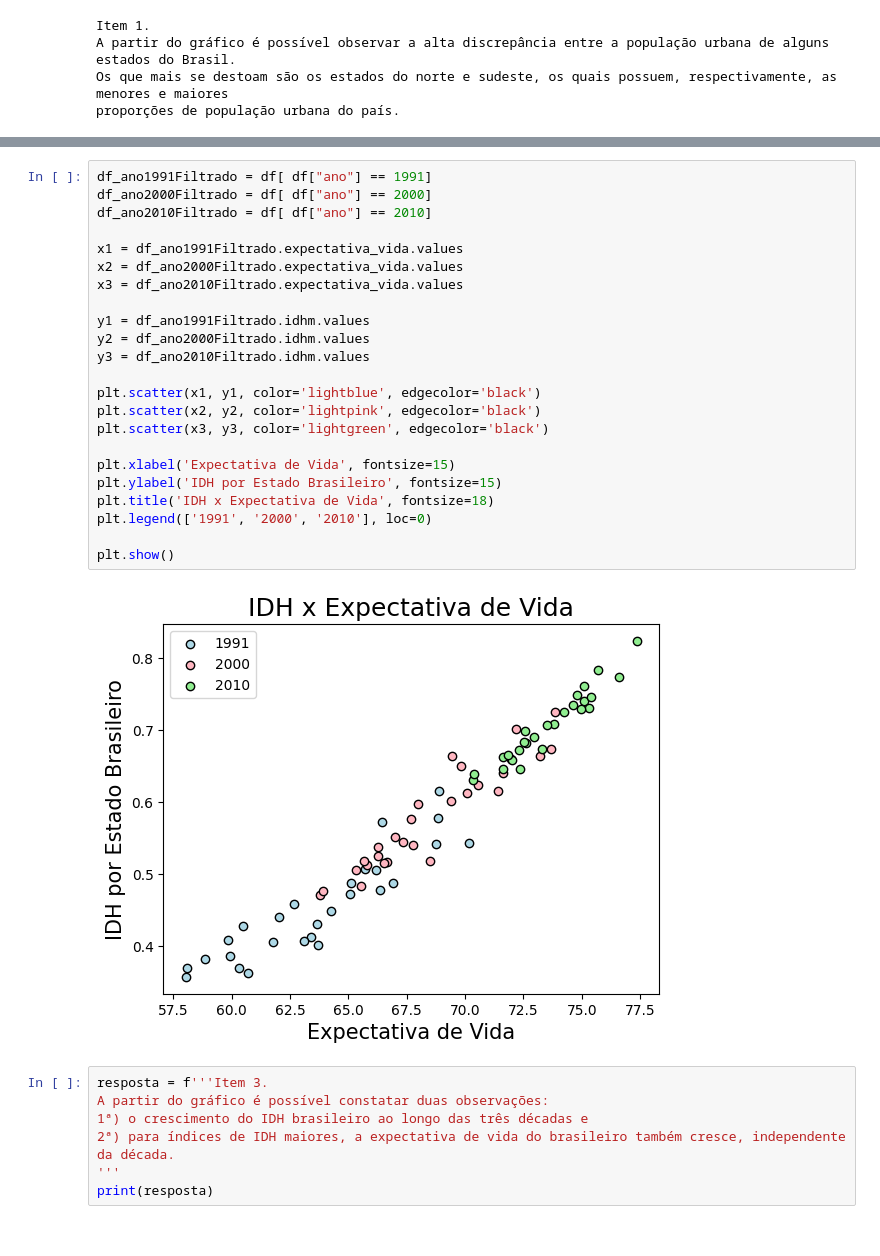
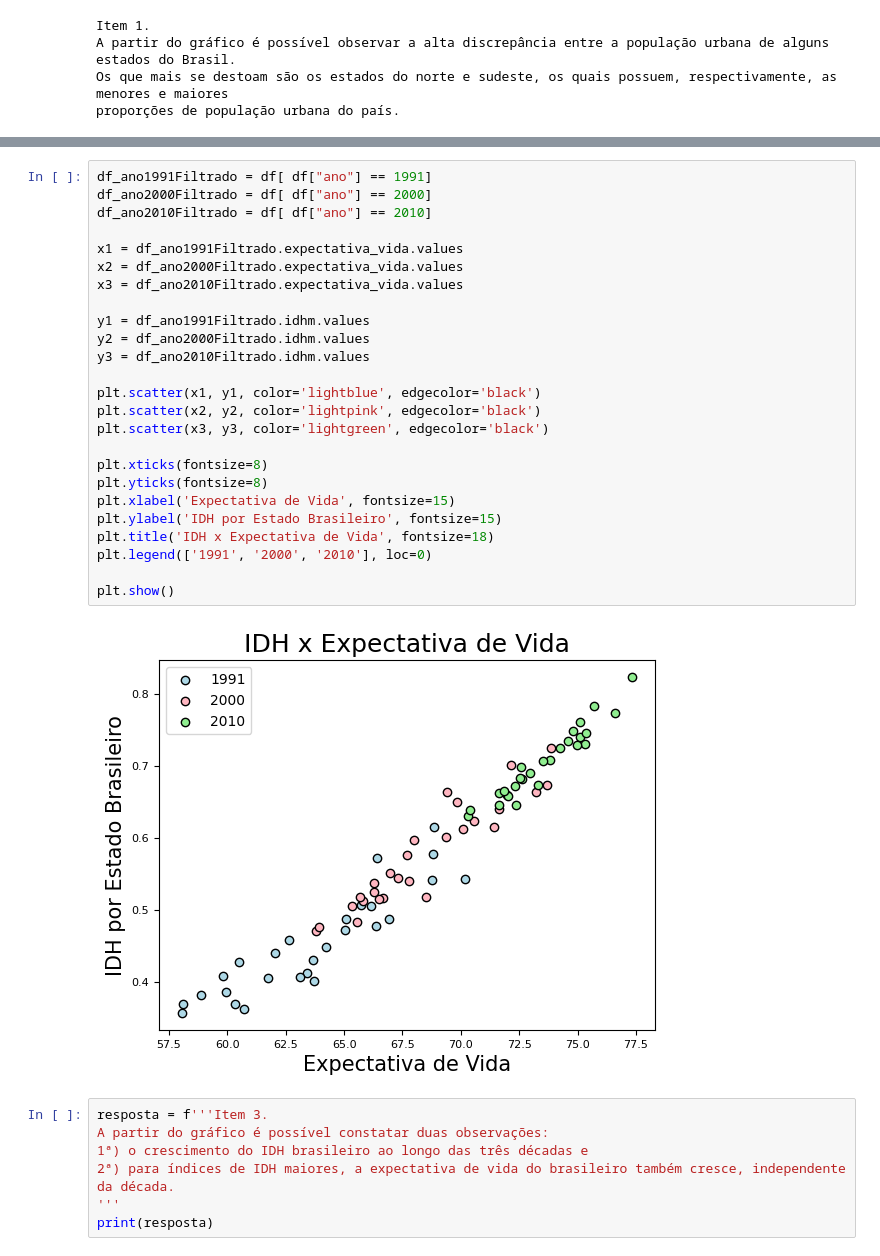
Before and after one commit to alantimb/ufrjAnalytica_PraticaA1, a Jupyter notebook: tarefa_A1_Exercicios_Matplotlib.ipynb, the cells around one changed output, grey strips where cells are left out. Cells and saved outputs as stored; diff of their text form.

```diff
--- a/tarefa_A1_Exercicios_Matplotlib.ipynb
+++ b/tarefa_A1_Exercicios_Matplotlib.ipynb
@@ -58,28 +64,30 @@ print(resposta)
 # %%
 df_ano1991Filtrado = df[ df["ano"] == 1991]
 df_ano2000Filtrado = df[ df["ano"] == 2000]
 df_ano2010Filtrado = df[ df["ano"] == 2010]
 
 x1 = df_ano1991Filtrado.expectativa_vida.values
 x2 = df_ano2000Filtrado.expectativa_vida.values
 x3 = df_ano2010Filtrado.expectativa_vida.values
 
 y1 = df_ano1991Filtrado.idhm.values
 y2 = df_ano2000Filtrado.idhm.values
 y3 = df_ano2010Filtrado.idhm.values
 
 plt.scatter(x1, y1, color='lightblue', edgecolor='black')
 plt.scatter(x2, y2, color='lightpink', edgecolor='black')
 plt.scatter(x3, y3, color='lightgreen', edgecolor='black')
 
+plt.xticks(fontsize=8)
+plt.yticks(fontsize=8)
 plt.xlabel('Expectativa de Vida', fontsize=15)
 plt.ylabel('IDH por Estado Brasileiro', fontsize=15)
 plt.title('IDH x Expectativa de Vida', fontsize=18)
 plt.legend(['1991', '2000', '2010'], loc=0)
 
 plt.show()
 # %% [output]
-[figure, old version]
+[figure, new version]
 # %%
 resposta = f'''Item 3.
 A partir do gráfico é possível constatar duas observações:
```
Also changed, not shown: parts of 4 cells of this notebook, 2 other files.
